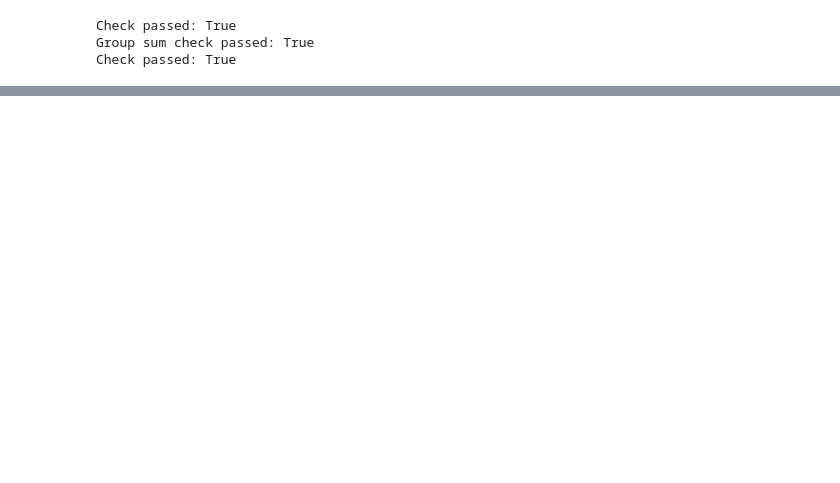
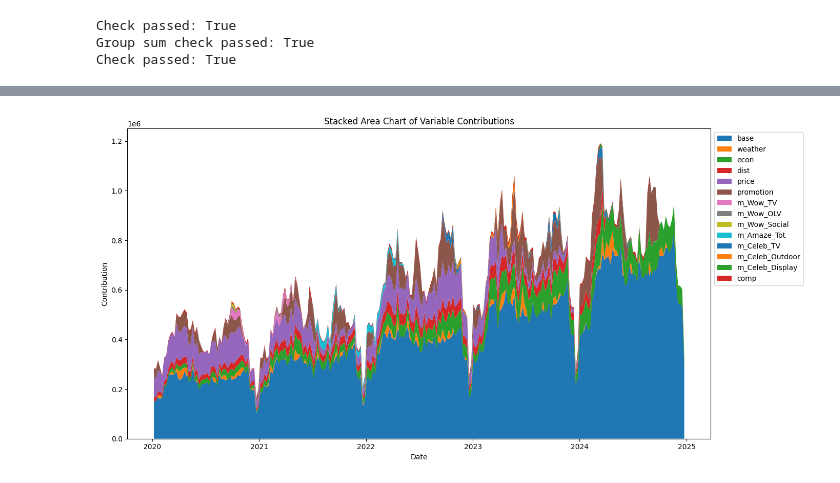
Before and after one commit to jackbowley/MMM, a Jupyter notebook: MeridianTests/CreateDataSet.ipynb, the cells around one changed output, grey strips where cells are left out. Saved outputs shown, nothing was run; the diff lists cells and outputs as text; code cells hidden in the pictures; blank space fills up the shorter version.

```diff
--- a/MeridianTests/CreateDataSet.ipynb
+++ b/MeridianTests/CreateDataSet.ipynb
@@ -283,0 +127,14 @@ else:
+# %%
+# Stacked area chart of all variables in df_decomp_vol except model, model_og, diff
+exclude_cols = ['model', 'model_og', 'diff']
+area_cols = [col for col in df_decomp_vol.columns if col not in exclude_cols]
+plt.figure(figsize=(14, 7))
+plt.stackplot(df_decomp_vol.index, [df_decomp_vol[col] for col in area_cols], labels=area_cols)
+plt.legend(loc='upper left', bbox_to_anchor=(1, 1))
+plt.title('Stacked Area Chart of Variable Contributions')
+plt.xlabel('Date')
+plt.ylabel('Contribution')
+plt.tight_layout()
+plt.show()
+# %% [output]
+[figure, added]
```
Also changed, not shown: parts of 22 cells of this notebook, 2 other files.
